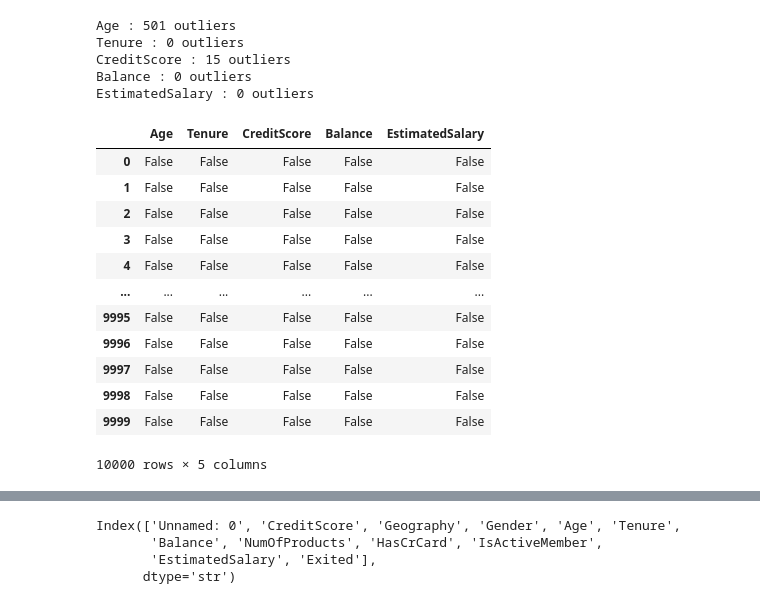
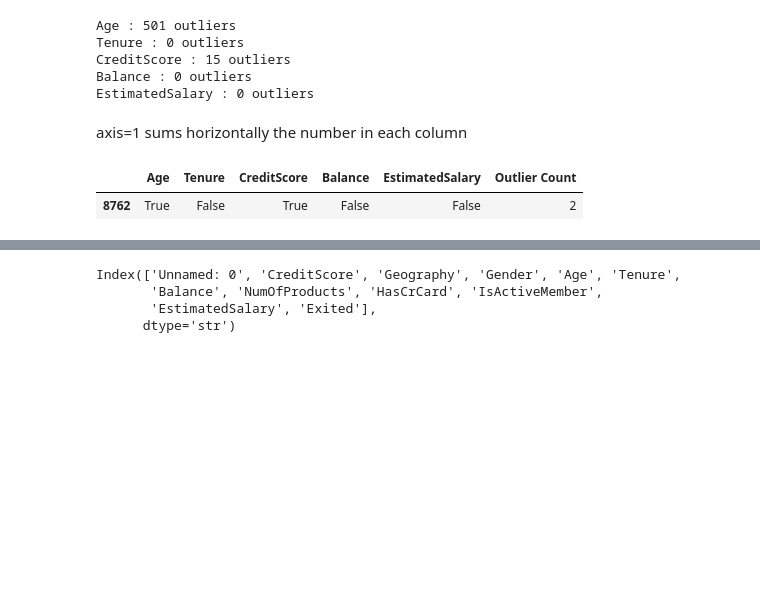
Before and after one commit to NethmikaKekuu/EDA, a Jupyter notebook: 1_handling_outliers.ipynb, the cells around one changed output, grey strips where cells are left out. Drawn from its saved outputs; the diff is of its cells as text; code cells hidden in the pictures; blank space fills up the shorter version.

Commit message:
Completed outlier handling

```diff
--- a/1_handling_outliers.ipynb
+++ b/1_handling_outliers.ipynb
@@ -153,26 +153,20 @@ Tenure : 0 outliers
 CreditScore : 15 outliers
 Balance : 0 outliers
 EstimatedSalary : 0 outliers
+# %% [markdown]
+axis=1 sums horizontally the number in each column
 # %%
 outlier_mask_log = pd.DataFrame()
 for col in numerical_columns:
     outlier_mask_log[col] = find_anomaly(df[col])
 
+outlier_count = outlier_mask_log.sum(axis=1)
+outlier_mask_log['Outlier Count'] = outlier_count
+outlier_mask_log = outlier_mask_log[outlier_mask_log['Outlier Count']==2]
 outlier_mask_log
 # %% [output]
-|  | Age | Tenure | CreditScore | Balance | EstimatedSalary |
-| 0 | False | False | False | False | False |
-| 1 | False | False | False | False | False |
-| 2 | False | False | False | False | False |
-| 3 | False | False | False | False | False |
-| 4 | False | False | False | False | False |
-| ... | ... | ... | ... | ... | ... |
-| 9995 | False | False | False | False | False |
-| 9996 | False | False | False | False | False |
-| 9997 | False | False | False | False | False |
-| 9998 | False | False | False | False | False |
-| 9999 | False | False | False | False | False |
+|  | Age | Tenure | CreditScore | Balance | EstimatedSalary | Outlier Count |
+| 8762 | True | False | True | False | False | 2 |
-10000 rows × 5 columns
 # %%
 df.to_csv('data/processed/ChurnModelling_Outliers_Handled.csv', index=False)
 df.head(5)
```
